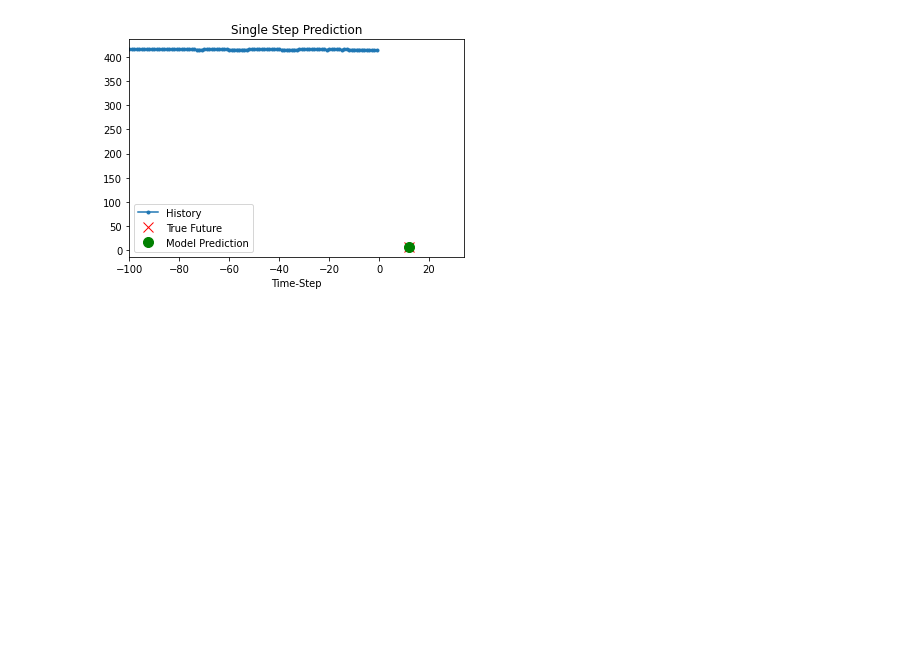
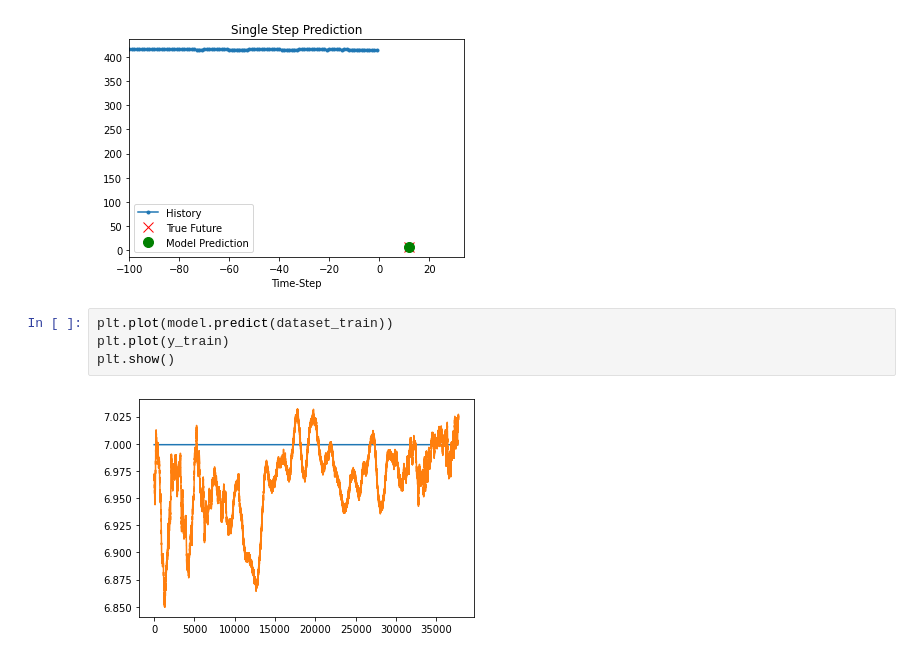
Before and after one commit to wengangmao/vattenfall, a Jupyter notebook: _build/jupyter_execute/contents/codes/Keras_LSTM.ipynb, the cells around one changed output. Saved outputs shown, nothing was run; the diff lists cells and outputs as text; blank space fills up the shorter version.

```diff
--- a/_build/jupyter_execute/contents/codes/Keras_LSTM.ipynb
+++ b/_build/jupyter_execute/contents/codes/Keras_LSTM.ipynb
@@ -289,3 +298,9 @@ for x, y in dataset_val.take(5):
 [figure]
 [figure]
 [figure]
+# %%
+plt.plot(model.predict(dataset_train))
+plt.plot(y_train)
+plt.show()
+# %% [output]
+[figure, added]
```
Also changed, not shown: parts of 12 cells of this notebook, 47 other files.
